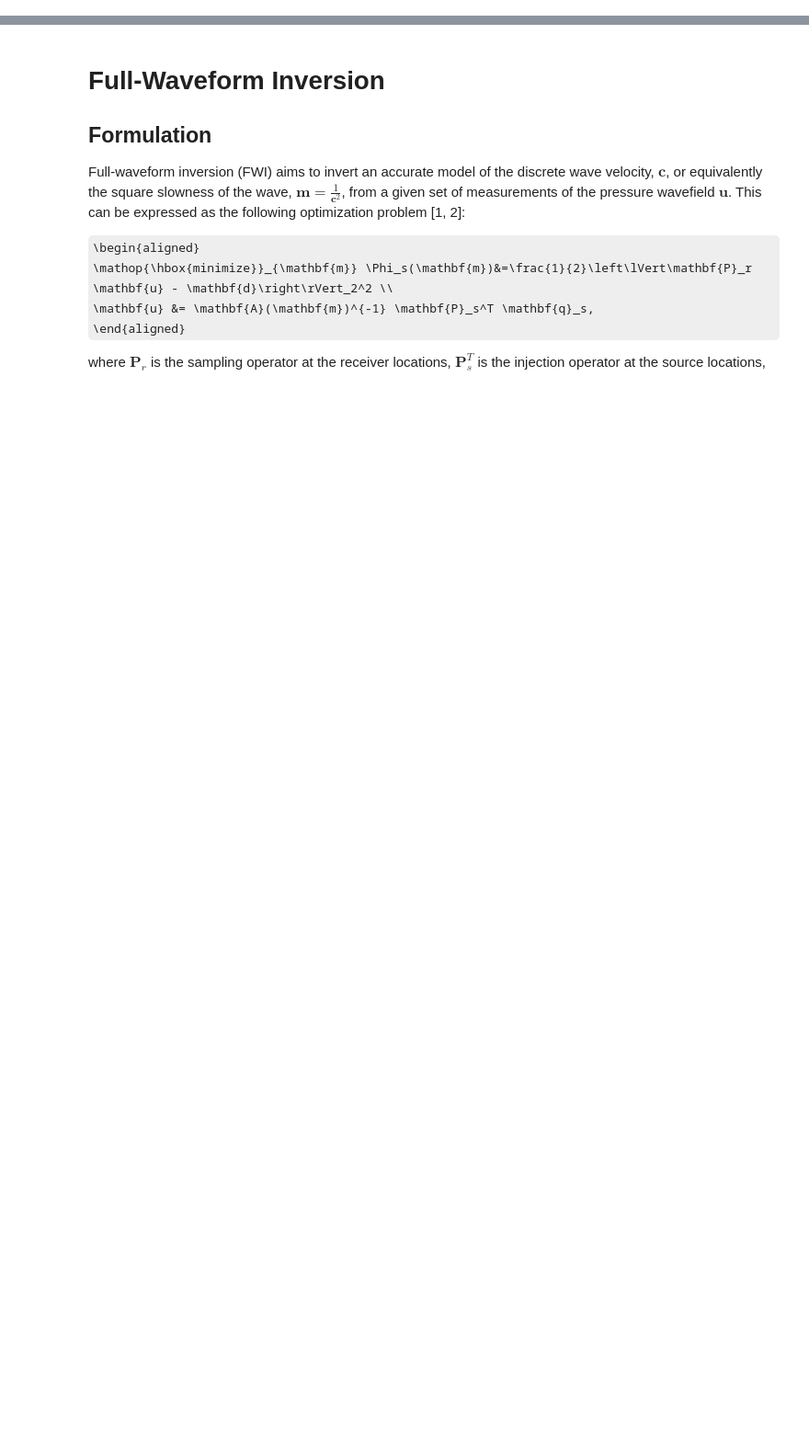
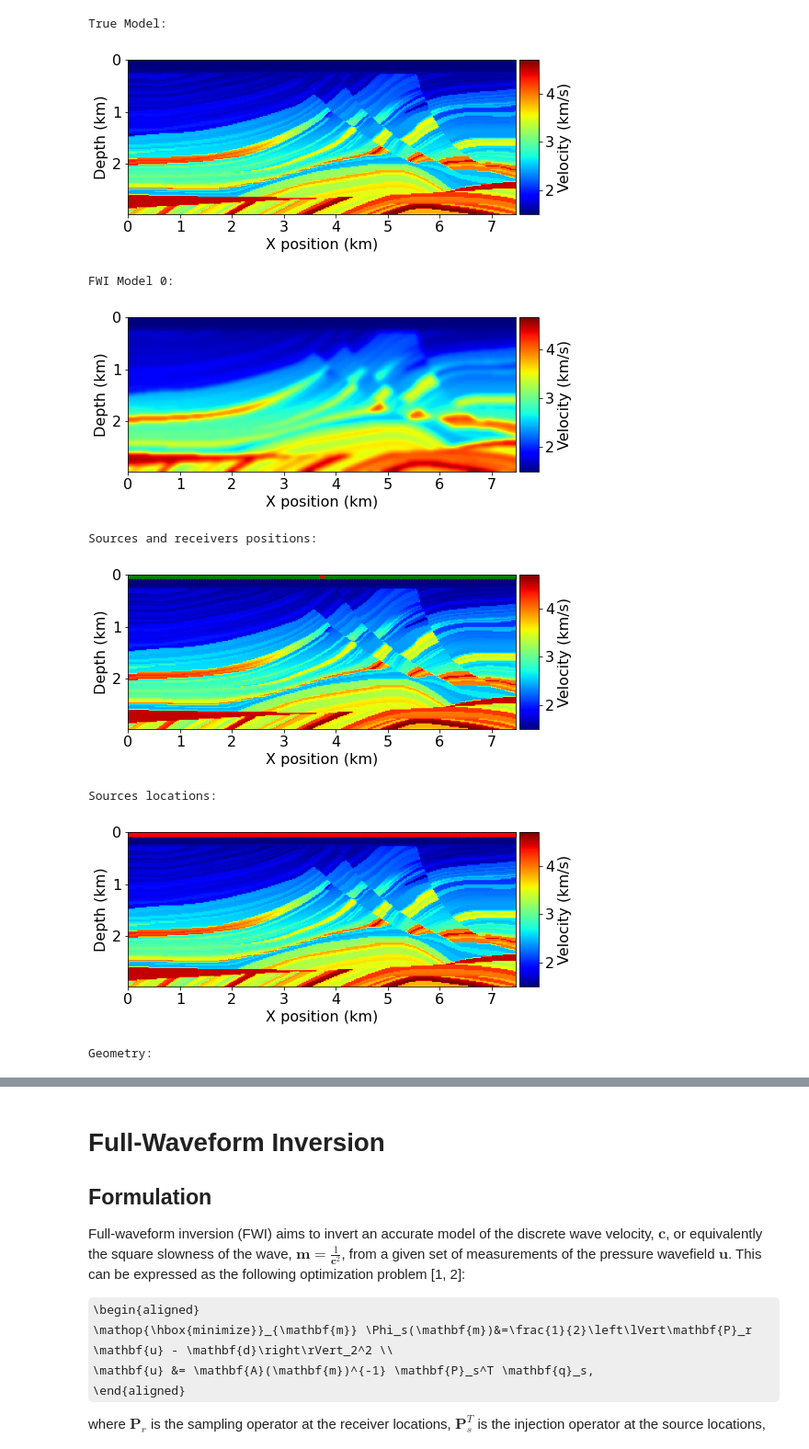
Before and after one commit to carlosjedwab/MyDevito, a Jupyter notebook: devito/meus/FWI/Carlos 20200812/fwi_expanded.ipynb, the cells around one changed output, grey strips where cells are left out. Shown: that part at 92% size. Saved outputs shown, nothing was run; the diff lists cells and outputs as text; code cells hidden in the pictures; some formulas as TeX source; blank space fills up the shorter version.

```diff
--- a/devito/meus/FWI/Carlos 20200812/fwi_expanded.ipynb
+++ b/devito/meus/FWI/Carlos 20200812/fwi_expanded.ipynb
@@ -208,0 +16,16 @@ geometry, solver, fwi_iterations = demo_fwi('c2d', show_plots=True)
+# %%
+from fwi_prep import demo_fwi
+
+# Setup the true model and all other simulation objects from a preset
+model, model0, nshots, nreceivers, src_coordinates, rec_coordinates, source_locations,\
+geometry, solver, fwi_iterations = demo_fwi('m2d', show_plots=True)
+# %% [output]
+True Model:
+[figure, added]
+FWI Model 0:
+[figure, added]
+Sources and receivers positions:
+[figure, added]
+Sources locations:
+[figure, added]
+Geometry:
```
Also changed, not shown: parts of 17 cells of this notebook, 28 other files.
